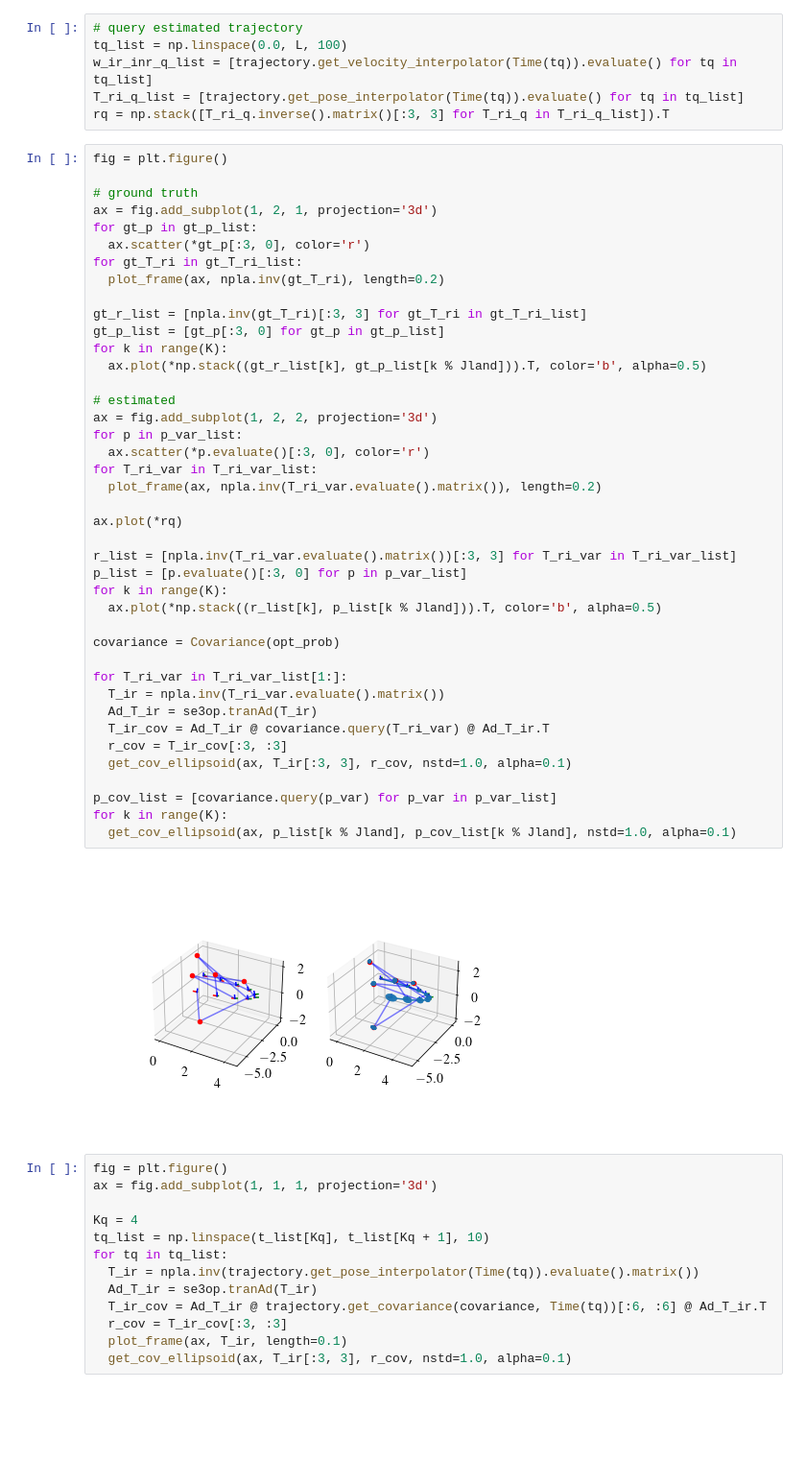
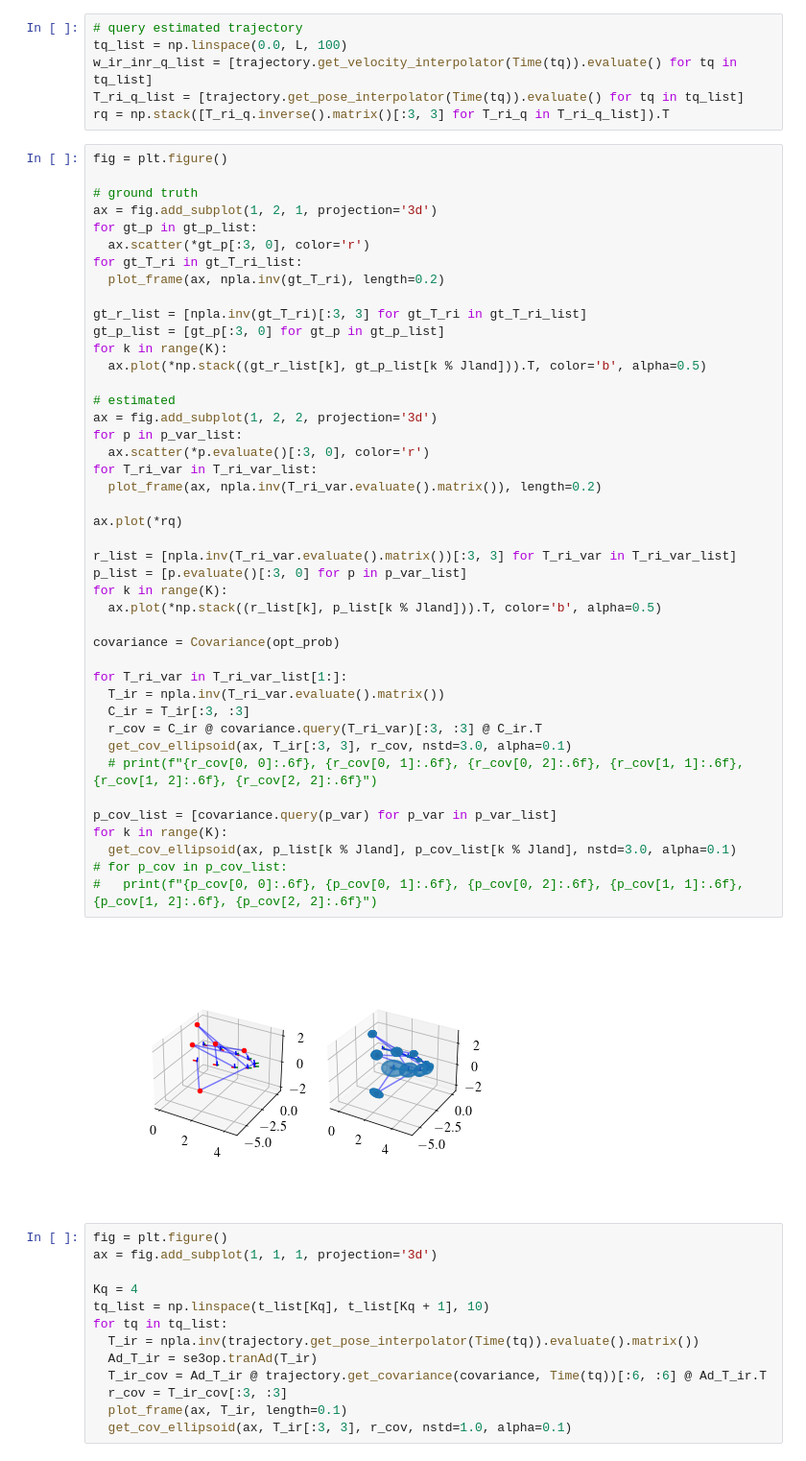
Before and after one commit to utiasASRL/pysteam, a Jupyter notebook: tutorials/LandmarkSTEAMExample.ipynb, the cells around one changed output. Shown at 96% size. Drawn from its saved outputs; the diff is of its cells as text; blank space fills up the shorter version.

Commit message:
fix cov plot issues

```diff
--- a/tutorials/LandmarkSTEAMExample.ipynb
+++ b/tutorials/LandmarkSTEAMExample.ipynb
@@ -170,39 +170,41 @@ for gt_p in gt_p_list:
 for gt_T_ri in gt_T_ri_list:
   plot_frame(ax, npla.inv(gt_T_ri), length=0.2)
 
 gt_r_list = [npla.inv(gt_T_ri)[:3, 3] for gt_T_ri in gt_T_ri_list]
 gt_p_list = [gt_p[:3, 0] for gt_p in gt_p_list]
 for k in range(K):
   ax.plot(*np.stack((gt_r_list[k], gt_p_list[k % Jland])).T, color='b', alpha=0.5)
 
 # estimated
 ax = fig.add_subplot(1, 2, 2, projection='3d')
 for p in p_var_list:
   ax.scatter(*p.evaluate()[:3, 0], color='r')
 for T_ri_var in T_ri_var_list:
   plot_frame(ax, npla.inv(T_ri_var.evaluate().matrix()), length=0.2)
 
 ax.plot(*rq)
 
 r_list = [npla.inv(T_ri_var.evaluate().matrix())[:3, 3] for T_ri_var in T_ri_var_list]
 p_list = [p.evaluate()[:3, 0] for p in p_var_list]
 for k in range(K):
   ax.plot(*np.stack((r_list[k], p_list[k % Jland])).T, color='b', alpha=0.5)
 
 covariance = Covariance(opt_prob)
 
 for T_ri_var in T_ri_var_list[1:]:
   T_ir = npla.inv(T_ri_var.evaluate().matrix())
-  Ad_T_ir = se3op.tranAd(T_ir)
-  T_ir_cov = Ad_T_ir @ covariance.query(T_ri_var) @ Ad_T_ir.T
-  r_cov = T_ir_cov[:3, :3]
-  get_cov_ellipsoid(ax, T_ir[:3, 3], r_cov, nstd=1.0, alpha=0.1)
+  C_ir = T_ir[:3, :3]
+  r_cov = C_ir @ covariance.query(T_ri_var)[:3, :3] @ C_ir.T
+  get_cov_ellipsoid(ax, T_ir[:3, 3], r_cov, nstd=3.0, alpha=0.1)
+  # print(f"{r_cov[0, 0]:.6f}, {r_cov[0, 1]:.6f}, {r_cov[0, 2]:.6f}, {r_cov[1, 1]:.6f}, {r_cov[1, 2]:.6f}, {r_cov[2, 2]:.6f}")
 
 p_cov_list = [covariance.query(p_var) for p_var in p_var_list]
 for k in range(K):
-  get_cov_ellipsoid(ax, p_list[k % Jland], p_cov_list[k % Jland], nstd=1.0, alpha=0.1)
+  get_cov_ellipsoid(ax, p_list[k % Jland], p_cov_list[k % Jland], nstd=3.0, alpha=0.1)
+# for p_cov in p_cov_list:
+#   print(f"{p_cov[0, 0]:.6f}, {p_cov[0, 1]:.6f}, {p_cov[0, 2]:.6f}, {p_cov[1, 1]:.6f}, {p_cov[1, 2]:.6f}, {p_cov[2, 2]:.6f}")
 # %% [output]
-[figure, old version]
+[figure, new version]
 # %%
 fig = plt.figure()
 ax = fig.add_subplot(1, 1, 1, projection='3d')
```
Also changed, not shown: parts of 1 cell of this notebook.
